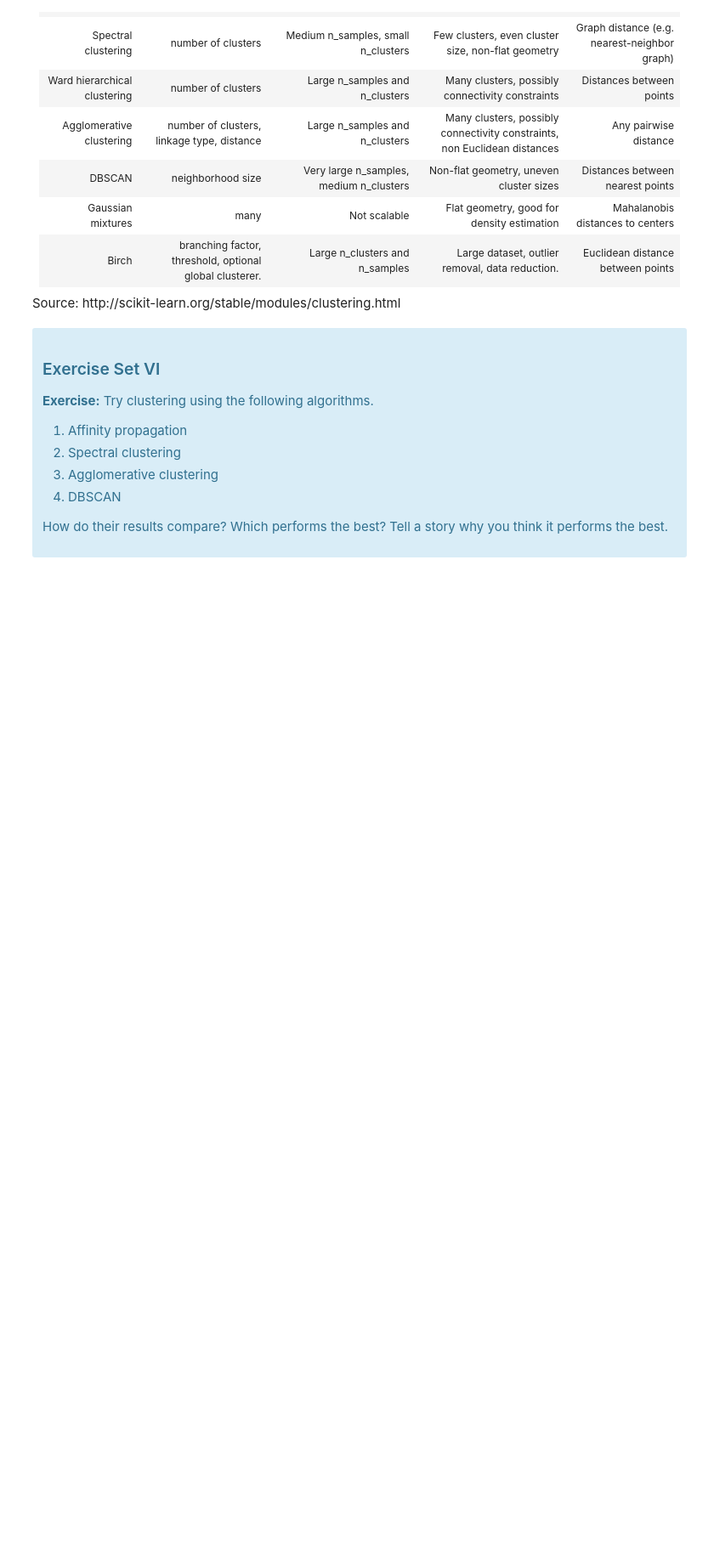
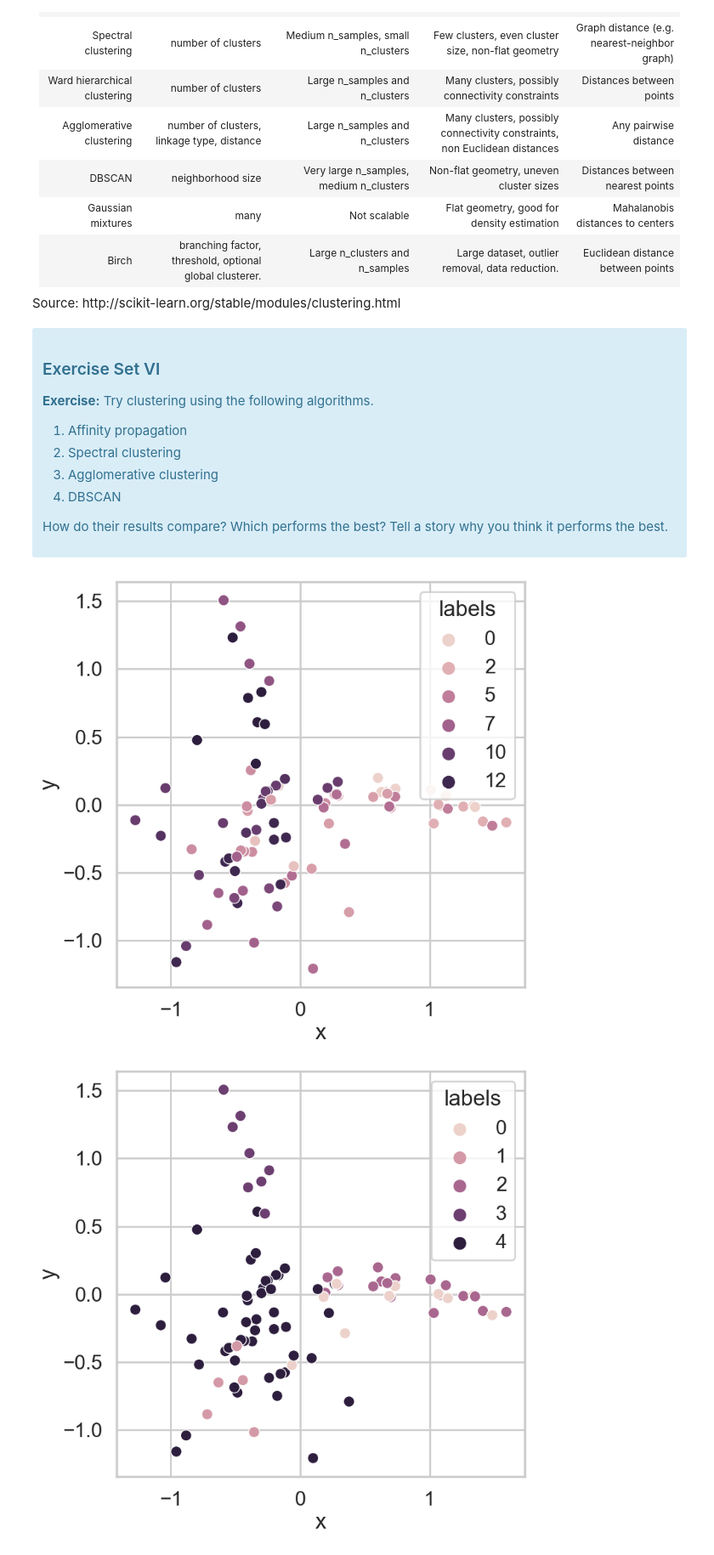
Before and after one commit to bunged2/Springboard, a Jupyter notebook: Clustering Case Study/Clustering Case Study - Customer Segmentation with K-Means - Tier 3.ipynb, the cells around one changed output. Shown at 85% size. Saved outputs shown, nothing was run; the diff lists cells and outputs as text; code cells hidden in the pictures; blank space fills up the shorter version.

Commit message:
finished clustering case study

```diff
--- a/Clustering Case Study/Clustering Case Study - Customer Segmentation with K-Means - Tier 3.ipynb
+++ b/Clustering Case Study/Clustering Case Study - Customer Segmentation with K-Means - Tier 3.ipynb
@@ -532,0 +523,42 @@ labels = model.fit_transform
+# %%
+# Your turn
+from sklearn.cluster import AffinityPropagation, SpectralClustering, AgglomerativeClustering, DBSCAN
+
+model = AffinityPropagation()
+model.fit(x_cols)
+labels = model.labels_
+
+fig, ax = plt.subplots(figsize=(8,8))
+cluster = pd.DataFrame({'labels':labels, 'x':x, 'y':y}, index=df.index)
+sns.scatterplot(x='x', y='y', hue='labels', data=cluster, ax=ax)
+plt.show()
+
+model = SpectralClustering(n_clusters=5)
+model.fit(x_cols)
+labels = model.labels_
+
+fig, ax = plt.subplots(figsize=(8,8))
+cluster = pd.DataFrame({'labels':labels, 'x':x, 'y':y}, index=df.index)
+sns.scatterplot(x='x', y='y', hue='labels', data=cluster, ax=ax)
+plt.show()
+
+model = AgglomerativeClustering(n_clusters=5)
+model.fit(x_cols)
+labels = model.labels_
+
+fig, ax = plt.subplots(figsize=(8,8))
+cluster = pd.DataFrame({'labels':labels, 'x':x, 'y':y}, index=df.index)
+sns.scatterplot(x='x', y='y', hue='labels', data=cluster, ax=ax)
+plt.show()
+
+model = DBSCAN(eps=1)
+model.fit(x_cols)
+labels = model.labels_
+
+fig, ax = plt.subplots(figsize=(8,8))
+cluster = pd.DataFrame({'labels':labels, 'x':x, 'y':y}, index=df.index)
+sns.scatterplot(x='x', y='y', hue='labels', data=cluster, ax=ax)
+plt.show()
+# %% [output]
+[figure, added]
+[figure, added]
```
Also changed, not shown: parts of 8 cells of this notebook.
